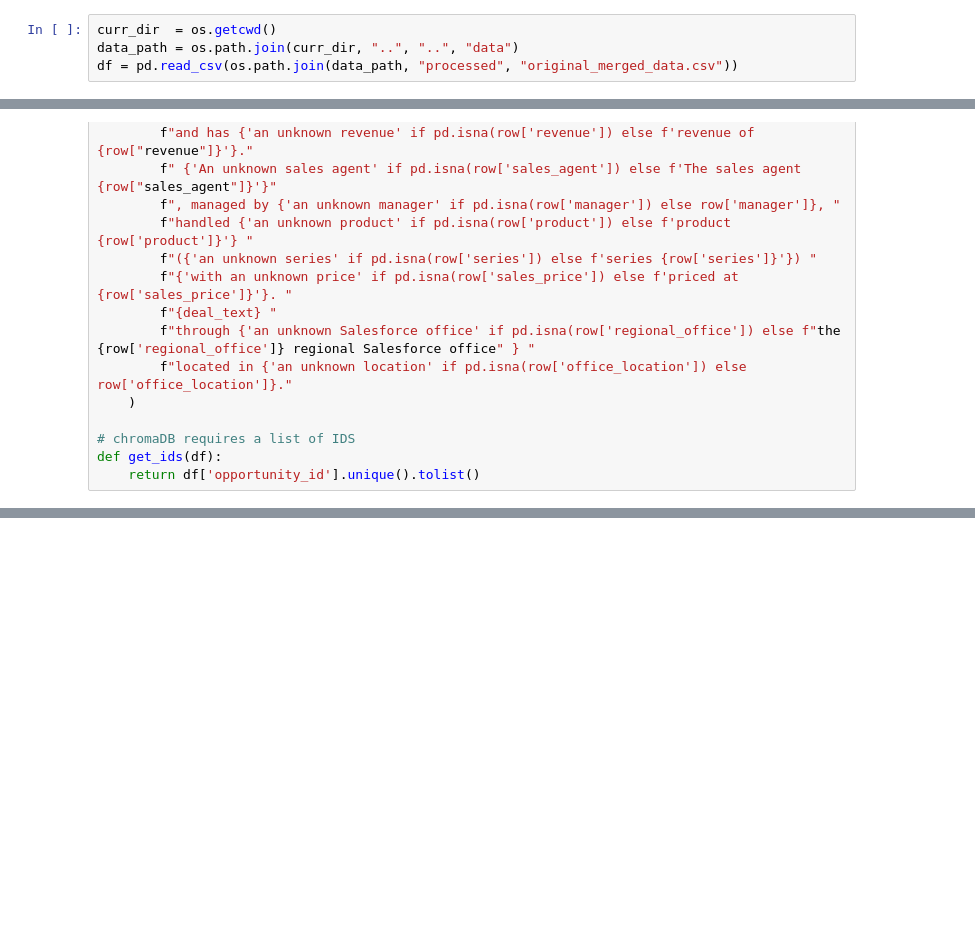
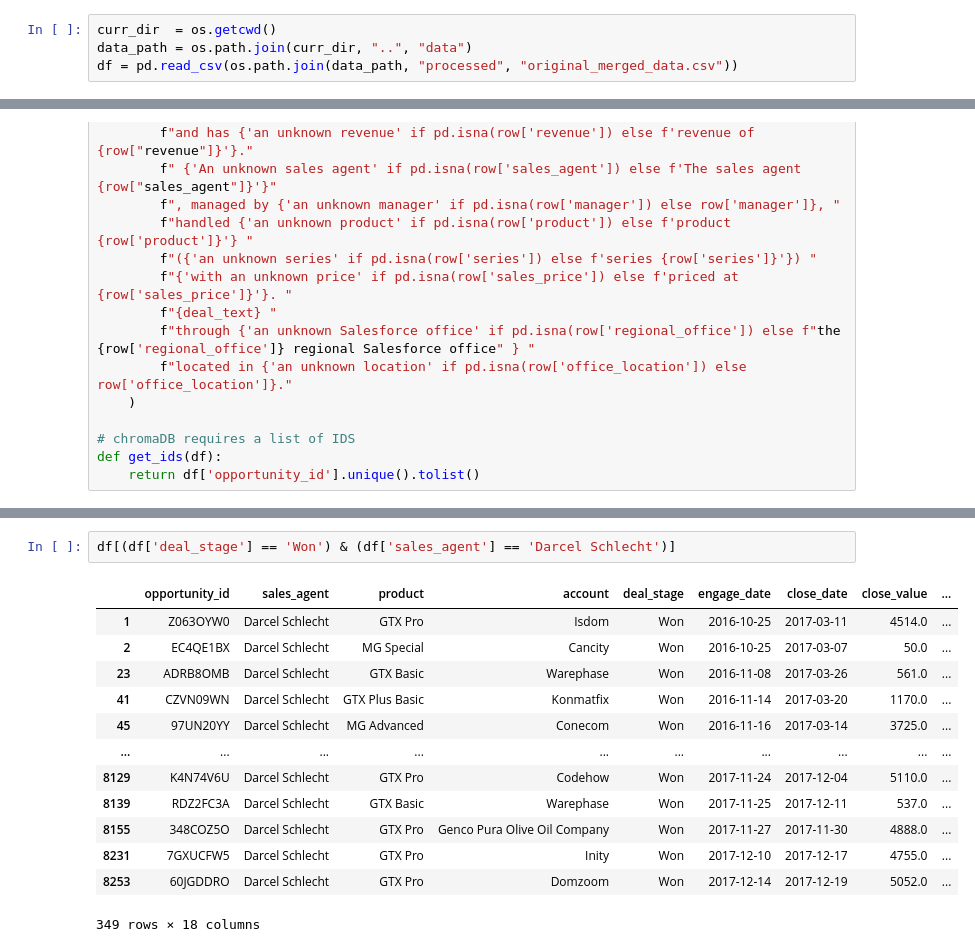
Before and after one commit to ishween/Team2A, a Jupyter notebook: src/Milestone_1_transformer_final.ipynb, the cells around one changed output, grey strips where cells are left out. Cells and saved outputs as stored; diff of their text form; blank space fills up the shorter version.

```diff
--- a/src/Milestone_1_transformer_final.ipynb
+++ b/src/Milestone_1_transformer_final.ipynb
@@ -9,4 +11,4 @@ from sentence_transformers import SentenceTransformer
 # %%
 curr_dir  = os.getcwd()
-data_path = os.path.join(curr_dir, "..", "..", "data")
+data_path = os.path.join(curr_dir, "..", "data")
 df = pd.read_csv(os.path.join(data_path, "processed", "original_merged_data.csv"))
@@ -157,0 +131,16 @@ print(similarities)
+# %%
+df[(df['deal_stage'] == 'Won') & (df['sales_agent'] == 'Darcel Schlecht')]
+# %% [output]
+|  | opportunity_id | sales_agent | product | account | deal_stage | engage_date | close_date | close_value | ... |
+| 1 | Z063OYW0 | Darcel Schlecht | GTX Pro | Isdom | Won | 2016-10-25 | 2017-03-11 | 4514.0 | ... |
+| 2 | EC4QE1BX | Darcel Schlecht | MG Special | Cancity | Won | 2016-10-25 | 2017-03-07 | 50.0 | ... |
+| 23 | ADRB8OMB | Darcel Schlecht | GTX Basic | Warephase | Won | 2016-11-08 | 2017-03-26 | 561.0 | ... |
+| 41 | CZVN09WN | Darcel Schlecht | GTX Plus Basic | Konmatfix | Won | 2016-11-14 | 2017-03-20 | 1170.0 | ... |
+| 45 | 97UN20YY | Darcel Schlecht | MG Advanced | Conecom | Won | 2016-11-16 | 2017-03-14 | 3725.0 | ... |
+| ... | ... | ... | ... | ... | ... | ... | ... | ... | ... |
+| 8129 | K4N74V6U | Darcel Schlecht | GTX Pro | Codehow | Won | 2017-11-24 | 2017-12-04 | 5110.0 | ... |
+| 8139 | RDZ2FC3A | Darcel Schlecht | GTX Basic | Warephase | Won | 2017-11-25 | 2017-12-11 | 537.0 | ... |
+| 8155 | 348COZ5O | Darcel Schlecht | GTX Pro | Genco Pura Olive Oil Company | Won | 2017-11-27 | 2017-11-30 | 4888.0 | ... |
+| 8231 | 7GXUCFW5 | Darcel Schlecht | GTX Pro | Inity | Won | 2017-12-10 | 2017-12-17 | 4755.0 | ... |
+| 8253 | 60JGDDRO | Darcel Schlecht | GTX Pro | Domzoom | Won | 2017-12-14 | 2017-12-19 | 5052.0 | ... |
+349 rows × 18 columns
```
Also changed, not shown: parts of 12 cells of this notebook.
